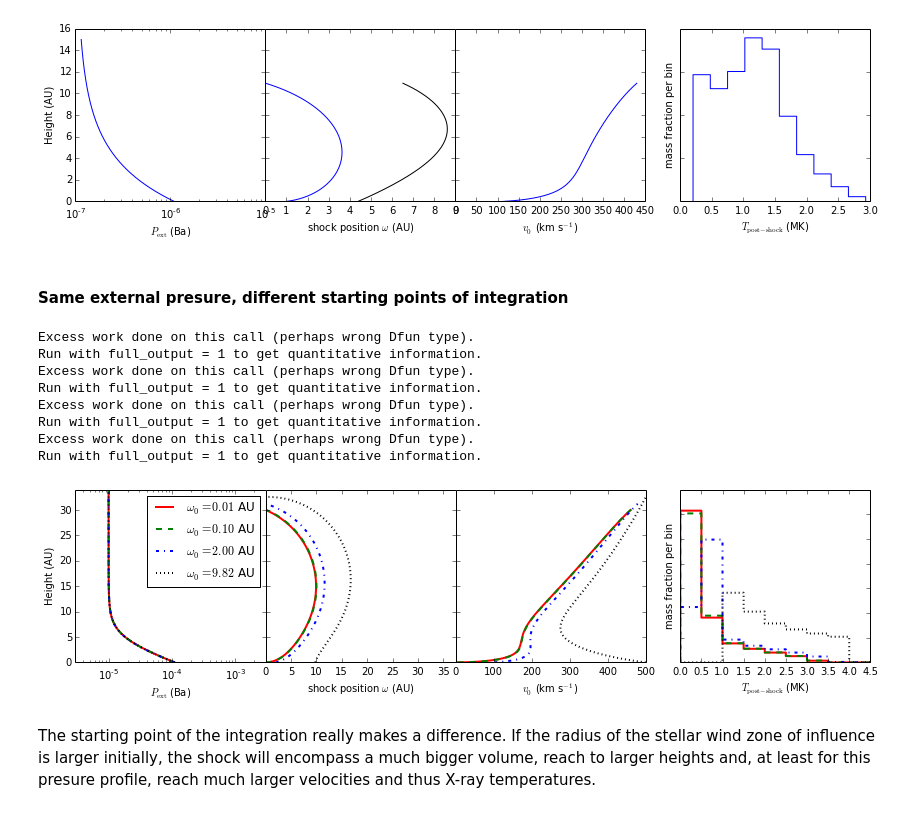
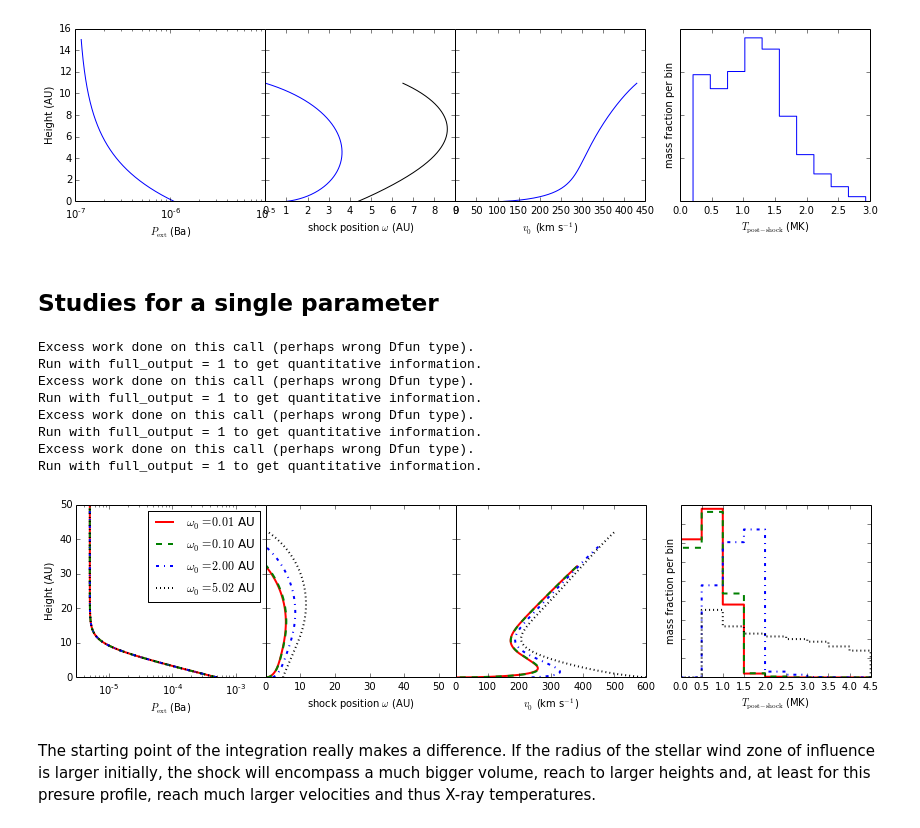
Before and after one commit to hamogu/RecollimationXrayCTTS, a Jupyter notebook: scripts/jet_recol_shocks.ipynb, the cells around one changed output. Cells and saved outputs as stored; diff of their text form; code cells hidden in the pictures.

```diff
--- a/scripts/jet_recol_shocks.ipynb
+++ b/scripts/jet_recol_shocks.ipynb
@@ -414,44 +418,44 @@ ode.plot()
 Excess work done on this call (perhaps wrong Dfun type).
 Run with full_output = 1 to get quantitative information.
 [figure]
-# %% [markdown]
-#### Same external presure, different starting points of integration
+# %% [markdown]
+## Studies for a single parameter
 # %%
-p_fiducial = ExpPres(1e-4, 2, p_inf = 1e-5)
-v_fiducial = 5e7
+p_fiducial = ExpPres(5e-4, 2, p_inf = 5e-6)
+v_fiducial = 6e7
 mdot_fiducial = 6e17
 omega_fiducial = 0.01
 # %%
 ode = StellarWindShock(p_fiducial, v_fiducial, mdot_fiducial)
-z = np.arange(0,40., .01)
+z = np.arange(0,50., .01)
 
 fig, axes = StellarWindShock.setup_plot()
 
 for omega0,c,l in zip([omega_fiducial, 0.1,2, ode.start()], 'rgbk',
                       ['solid', 'dashed', 'dashdot', 'dotted'] ):
     ode = StellarWindShock(p_fiducial, v_fiducial, mdot_fiducial)
     ode.solve(omega0, z)
     ode.plot_params(axes, label='$\\omega_0={0:5.2f}$ AU'.format(omega0),
                     bins=np.arange(0,4.51,.5), color=c, linestyle=l, linewidth=2)
 
 axes[3].set_ylim([0, None])
 axes[0].legend()
-axes[0].set_ylim([0,34])
+#axes[0].set_ylim([0,34])
 axes[0].set_xlim([3e-6,3e-3])
 set_aspect_equal(axes[1])
 
 fig.savefig(plotdir + 'omega_0/omega_0.png')
 fig.savefig(plotdir + 'omega_0/omega_0.eps')
 # %% [output]
 Excess work done on this call (perhaps wrong Dfun type).
 Run with full_output = 1 to get quantitative information.
 Excess work done on this call (perhaps wrong Dfun type).
 Run with full_output = 1 to get quantitative information.
 Excess work done on this call (perhaps wrong Dfun type).
 Run with full_output = 1 to get quantitative information.
 Excess work done on this call (perhaps wrong Dfun type).
 Run with full_output = 1 to get quantitative information.
-[figure, old version]
+[figure, new version]
 # %% [markdown]
 The starting point of the integration really makes a difference. If the radius of the stellar wind zone of influence is larger initially, the shock will encompass a much bigger volume, reach to larger heights and, at least for this presure profile, reach much larger velocities and thus X-ray temperatures.
 # %%
```
Also changed, not shown: parts of 12 cells of this notebook, 13 other files.
